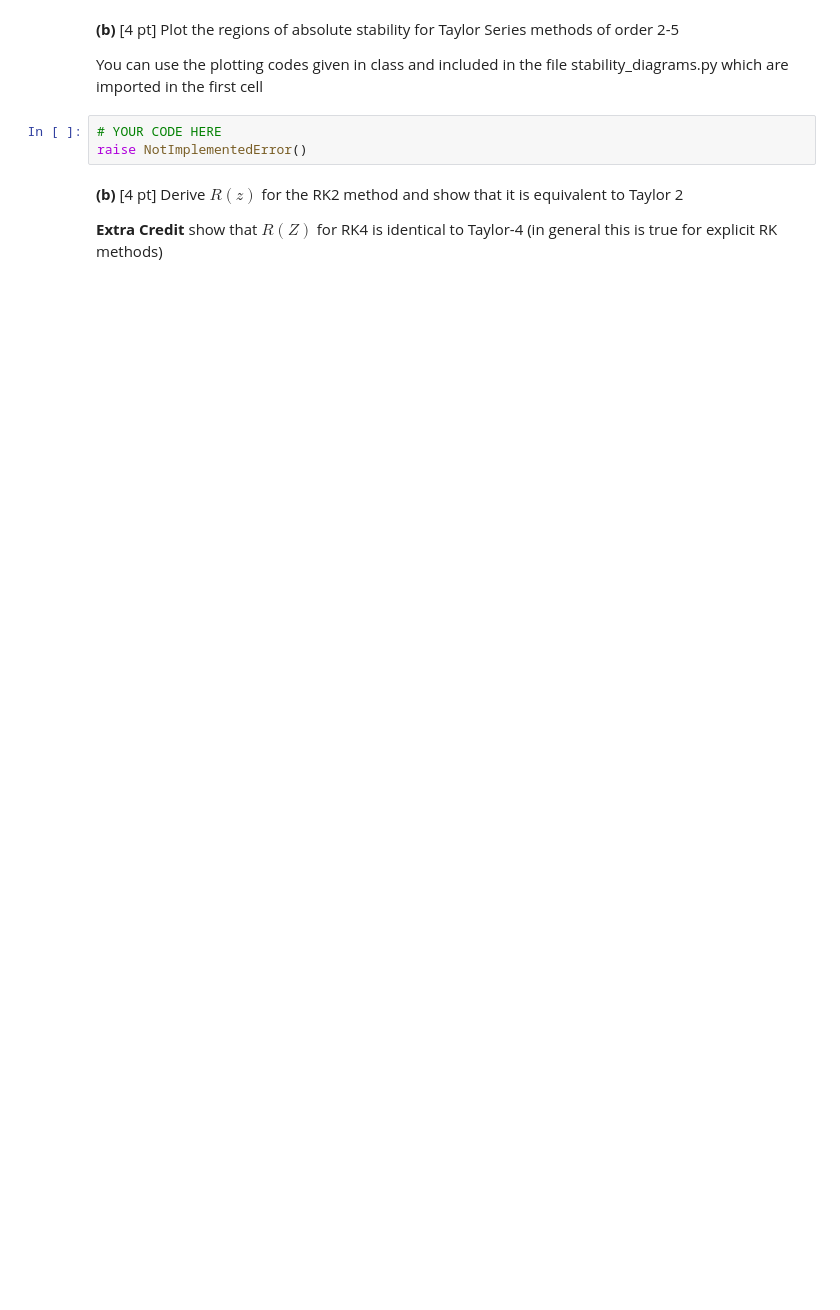
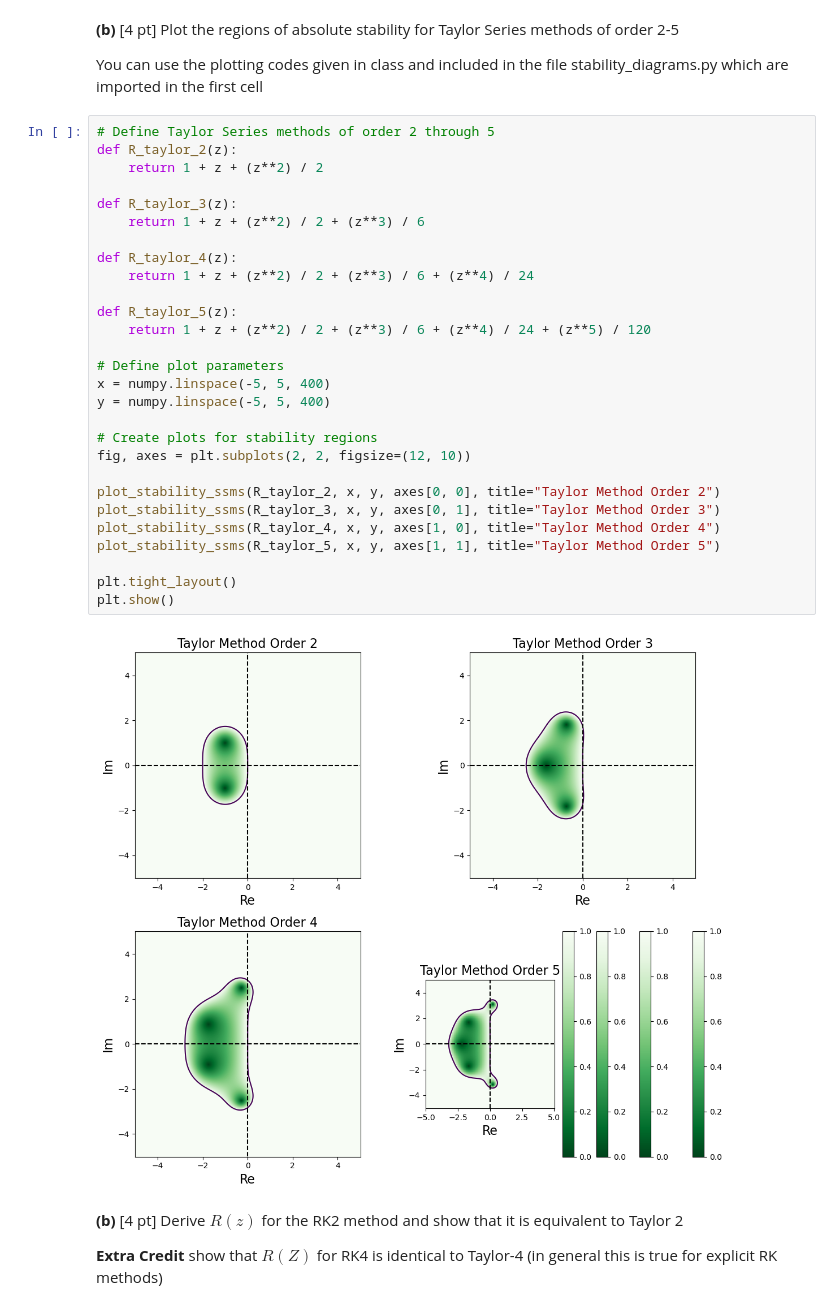
Before and after one commit to ArminNouri/intro-numerical-methods, a Jupyter notebook: hw5/HW5_ODE.ipynb, the cells around one changed output. Cells and saved outputs as stored; diff of their text form; blank space fills up the shorter version.

```diff
--- a/hw5/HW5_ODE.ipynb
+++ b/hw5/HW5_ODE.ipynb
@@ -616,9 +661,36 @@ YOUR ANSWER HERE
 **(b)** [4 pt] Plot the regions of absolute stability for Taylor Series methods of order 2-5
 
 You can use the plotting codes given in class and included in the file stability_diagrams.py which are imported in the first cell
-# %%
-# YOUR CODE HERE
-raise NotImplementedError()
+# %%
+# Define Taylor Series methods of order 2 through 5
+def R_taylor_2(z):
+    return 1 + z + (z**2) / 2
+
+def R_taylor_3(z):
+    return 1 + z + (z**2) / 2 + (z**3) / 6
+
+def R_taylor_4(z):
+    return 1 + z + (z**2) / 2 + (z**3) / 6 + (z**4) / 24
+
+def R_taylor_5(z):
+    return 1 + z + (z**2) / 2 + (z**3) / 6 + (z**4) / 24 + (z**5) / 120
+
+# Define plot parameters
+x = numpy.linspace(-5, 5, 400)
+y = numpy.linspace(-5, 5, 400)
+
+# Create plots for stability regions
+fig, axes = plt.subplots(2, 2, figsize=(12, 10))
+
+plot_stability_ssms(R_taylor_2, x, y, axes[0, 0], title="Taylor Method Order 2")
+plot_stability_ssms(R_taylor_3, x, y, axes[0, 1], title="Taylor Method Order 3")
+plot_stability_ssms(R_taylor_4, x, y, axes[1, 0], title="Taylor Method Order 4")
+plot_stability_ssms(R_taylor_5, x, y, axes[1, 1], title="Taylor Method Order 5")
+
+plt.tight_layout()
+plt.show()
+# %% [output]
+[figure, added]
 # %% [markdown]
 **(b)** [4 pt] Derive $R(z)$ for the RK2 method and show that it is equivalent to Taylor 2
 
```
Also changed, not shown: parts of 4 cells of this notebook.
